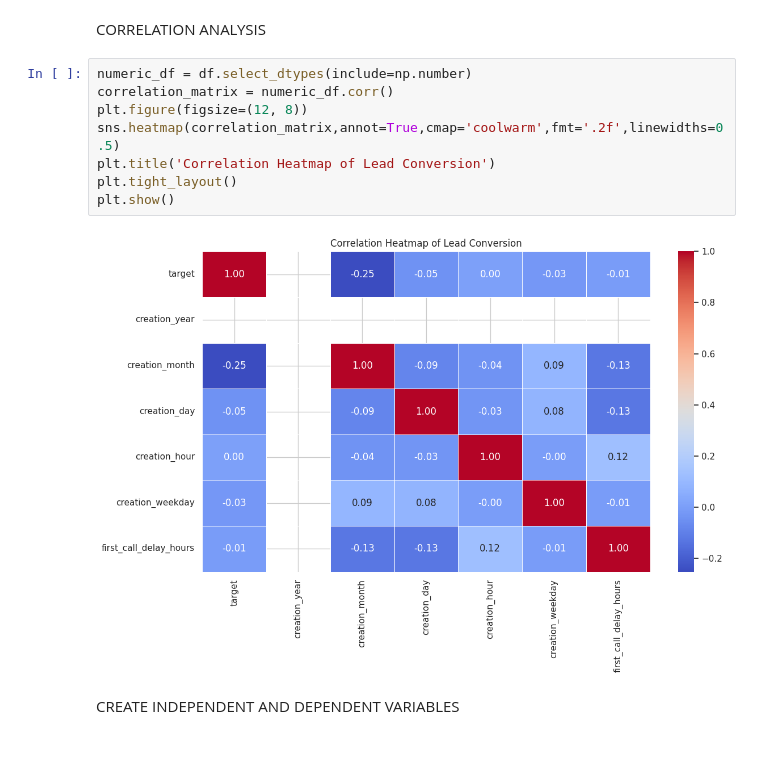
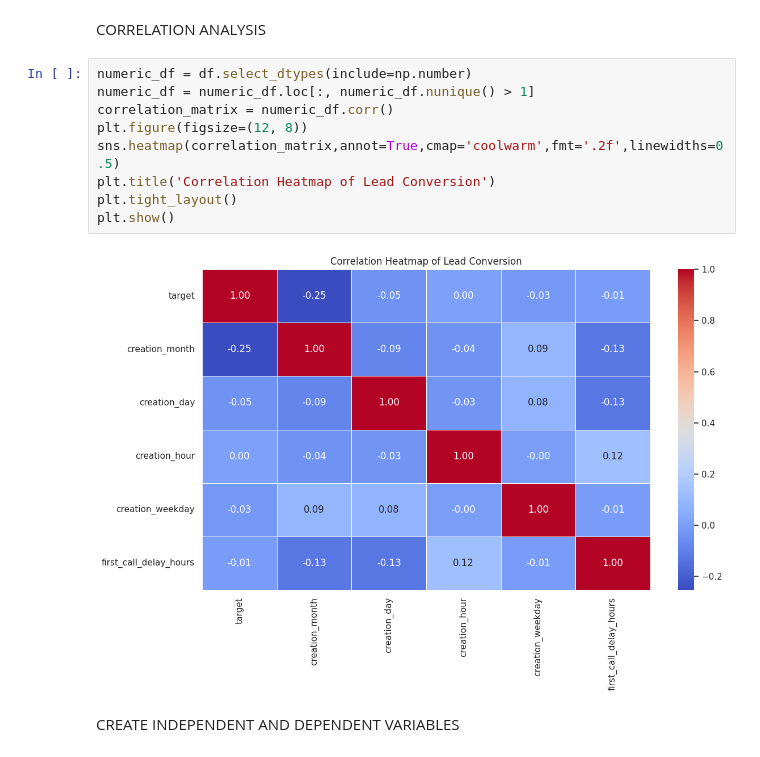
Before and after one commit to akshaya-e/Lead-Conversion-Prediction-using-ML, a Jupyter notebook: Lead_Conversion_Prediction.ipynb, the cells around one changed output. Drawn from its saved outputs; the diff is of its cells as text.

```diff
--- a/Lead_Conversion_Prediction.ipynb
+++ b/Lead_Conversion_Prediction.ipynb
@@ -444,14 +459,15 @@ Feature Engineering Completed!
 CORRELATION ANALYSIS
 # %%
 numeric_df = df.select_dtypes(include=np.number)
+numeric_df = numeric_df.loc[:, numeric_df.nunique() > 1]
 correlation_matrix = numeric_df.corr()
 plt.figure(figsize=(12, 8))
 sns.heatmap(correlation_matrix,annot=True,cmap='coolwarm',fmt='.2f',linewidths=0.5)
 plt.title('Correlation Heatmap of Lead Conversion')
 plt.tight_layout()
 plt.show()
 # %% [output]
-[figure, old version]
+[figure, new version]
 # %% [markdown]
 CREATE INDEPENDENT AND DEPENDENT VARIABLES
 # %%
```
Also changed, not shown: parts of 11 cells of this notebook.
